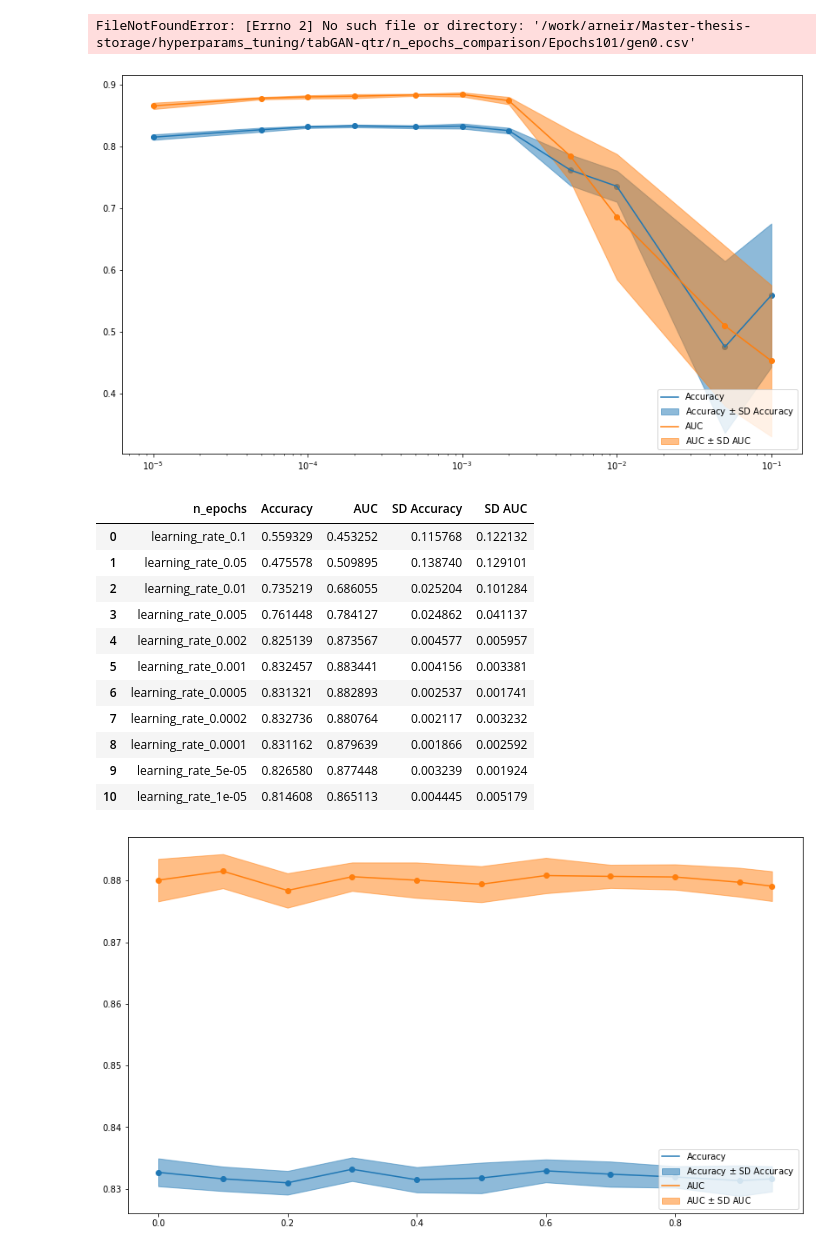
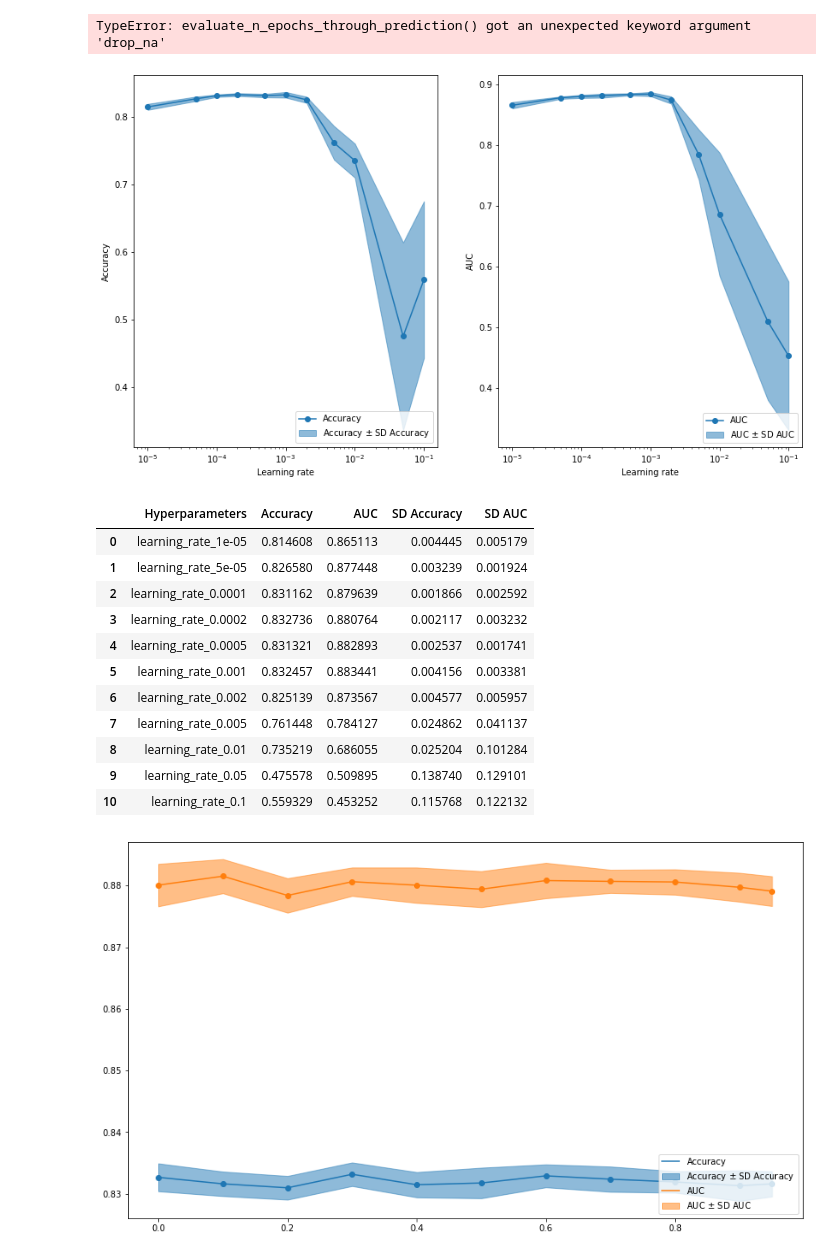
Before and after one commit to ArneRustad/Master-thesis-cf, a Jupyter notebook: scripts/tabGAN_hyperparam_tuning.ipynb, the cells around one changed output. Drawn from its saved outputs; the diff is of its cells as text; code cells hidden in the pictures.

```diff
--- a/scripts/tabGAN_hyperparam_tuning.ipynb
+++ b/scripts/tabGAN_hyperparam_tuning.ipynb
@@ -71,15 +68,16 @@ result_n_epochs = helpers.hp_tuning.evaluate_n_epochs_through_prediction(
     n_synthetic_datasets = n_synthetic_datasets_epochs_comparison,
     save_dir = const.dir.images(),
     save_path = "predictive_performance_against_n_epochs.svg",
-    legend_pos="lower right"
+    legend_pos="lower right",
+    drop_na=True
 )
 # %% [output]
-FileNotFoundError: [Errno 2] No such file or directory: '/work/arneir/Master-thesis-storage/hyperparams_tuning/tabGAN-qtr/n_epochs_comparison/Epochs101/gen0.csv'
+TypeError: evaluate_n_epochs_through_prediction() got an unexpected keyword argument 'drop_na'
 # %%
 #result_n_epochs
 # %%
 lr_vec = [1e-1, 5e-2, 1e-2, 5e-3, 2e-3, 1e-3, 5e-4, 2e-4, 1e-4, 5e-5, 1e-5]
-n_synthetic_datasets_lr_comparison = 10
+n_synthetic_datasets_lr_comparison = 25
 n_epochs_lr = 100
 
 def create_tabGAN_for_lr(opt_lr):
@@ -106,35 +104,36 @@ helpers.hp_tuning.generate_multiple_datasets_for_multiple_hyperparameters(
 # %%
 result_lr = helpers.hp_tuning.evaluate_hyperparams_through_prediction(
     data_train=data_train,
     data_test=data_test,
     dataset_dir=const.dir.hyperparams_tuning(),
     hyperparams_vec=lr_vec,
     hyperparams_name = "learning_rate",
     subfolder="tabGAN-qtr",
     n_synthetic_datasets = n_synthetic_datasets_lr_comparison,
     save_dir = const.dir.images(),
     save_path = "predictive_performance_against_lr.svg",
     legend_pos="lower right",
     x_scale="log",
-    incl_comparison_folder=True
+    incl_comparison_folder=True,
+    plot_separate=True
 )
 # %% [output]
-[figure, old version]
+[figure, new version]
 # %%
 result_lr
 # %% [output]
-|  | n_epochs | Accuracy | AUC | SD Accuracy | SD AUC |
-| 0 | learning_rate_0.1 | 0.559329 | 0.453252 | 0.115768 | 0.122132 |
-| 1 | learning_rate_0.05 | 0.475578 | 0.509895 | 0.138740 | 0.129101 |
-| 2 | learning_rate_0.01 | 0.735219 | 0.686055 | 0.025204 | 0.101284 |
-| 3 | learning_rate_0.005 | 0.761448 | 0.784127 | 0.024862 | 0.041137 |
-| 4 | learning_rate_0.002 | 0.825139 | 0.873567 | 0.004577 | 0.005957 |
+|  | Hyperparameters | Accuracy | AUC | SD Accuracy | SD AUC |
+| 0 | learning_rate_1e-05 | 0.814608 | 0.865113 | 0.004445 | 0.005179 |
+| 1 | learning_rate_5e-05 | 0.826580 | 0.877448 | 0.003239 | 0.001924 |
+| 2 | learning_rate_0.0001 | 0.831162 | 0.879639 | 0.001866 | 0.002592 |
+| 3 | learning_rate_0.0002 | 0.832736 | 0.880764 | 0.002117 | 0.003232 |
+| 4 | learning_rate_0.0005 | 0.831321 | 0.882893 | 0.002537 | 0.001741 |
 | 5 | learning_rate_0.001 | 0.832457 | 0.883441 | 0.004156 | 0.003381 |
-| 6 | learning_rate_0.0005 | 0.831321 | 0.882893 | 0.002537 | 0.001741 |
-| 7 | learning_rate_0.0002 | 0.832736 | 0.880764 | 0.002117 | 0.003232 |
-| 8 | learning_rate_0.0001 | 0.831162 | 0.879639 | 0.001866 | 0.002592 |
-| 9 | learning_rate_5e-05 | 0.826580 | 0.877448 | 0.003239 | 0.001924 |
-| 10 | learning_rate_1e-05 | 0.814608 | 0.865113 | 0.004445 | 0.005179 |
+| 6 | learning_rate_0.002 | 0.825139 | 0.873567 | 0.004577 | 0.005957 |
+| 7 | learning_rate_0.005 | 0.761448 | 0.784127 | 0.024862 | 0.041137 |
+| 8 | learning_rate_0.01 | 0.735219 | 0.686055 | 0.025204 | 0.101284 |
+| 9 | learning_rate_0.05 | 0.475578 | 0.509895 | 0.138740 | 0.129101 |
+| 10 | learning_rate_0.1 | 0.559329 | 0.453252 | 0.115768 | 0.122132 |
 # %%
 adam_beta1_vec = [0, 0.1, 0.2, 0.3, 0.4, 0.5, 0.6, 0.7, 0.8, 0.9, 0.95]
 n_synthetic_datasets_adam_beta1_comparison = 10
```
Also changed, not shown: parts of 8 cells of this notebook, 2 other files.
